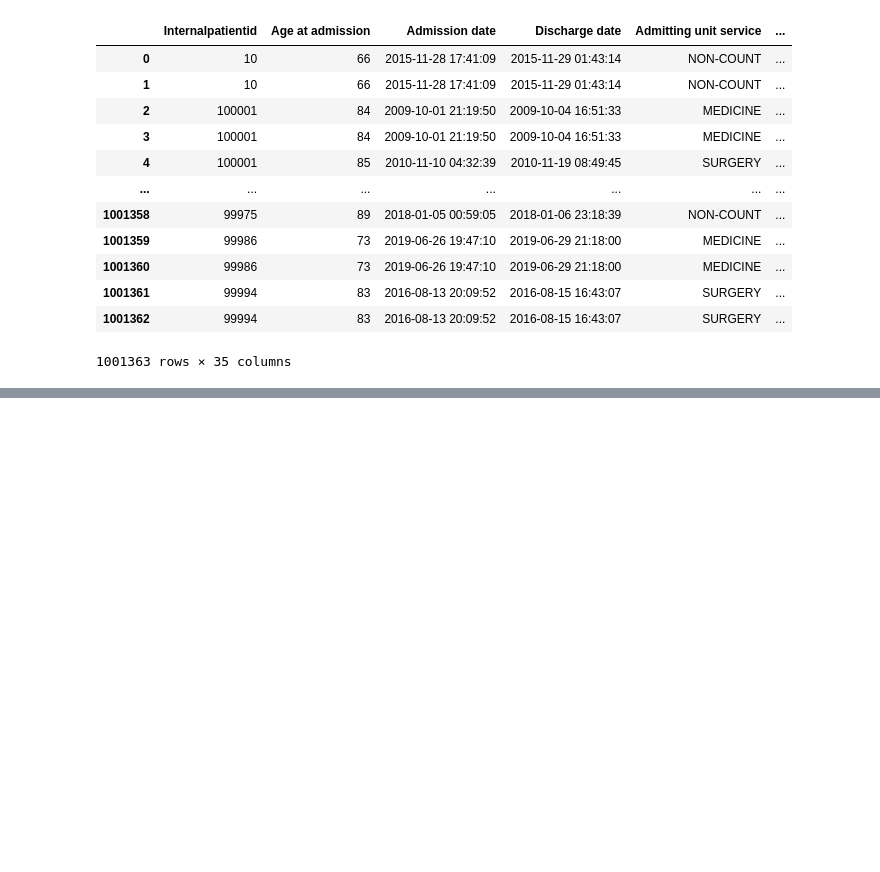
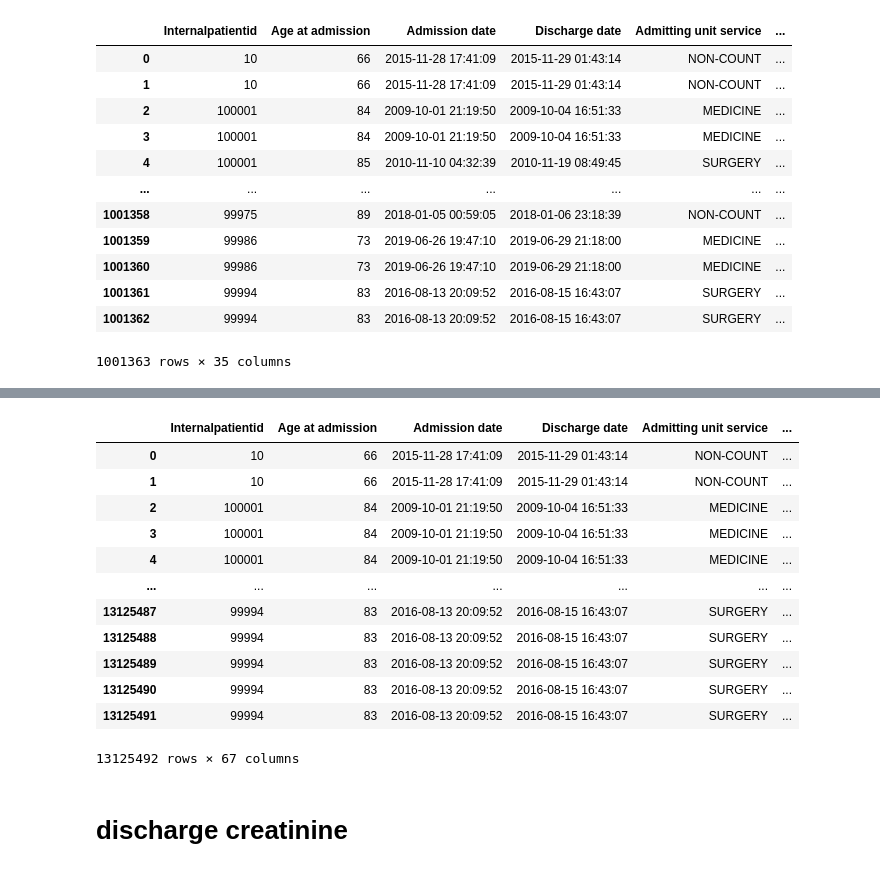
Before and after one commit to victormurcia/VCHAMPS, a Jupyter notebook: VCHAMPS_Gauging_Patient_Sickness_During_Hospitalization.ipynb, the cells around one changed output, grey strips where cells are left out. Cells and saved outputs as stored; diff of their text form; code cells hidden in the pictures; blank space fills up the shorter version.

```diff
--- a/VCHAMPS_Gauging_Patient_Sickness_During_Hospitalization.ipynb
+++ b/VCHAMPS_Gauging_Patient_Sickness_During_Hospitalization.ipynb
@@ -1179,0 +1200,20 @@ inpatient_admissions_df
+# %%
+# Merge the two dataframes on the 'Encounter ID' column
+merged_df = pd.merge(inpatient_admissions_df, lab_measurements_df, on=['Internalpatientid','Encounter ID'], how='left')
+merged_df
+# %% [output]
+|  | Internalpatientid | Age at admission | Admission date | Discharge date | Admitting unit service | ... |
+| 0 | 10 | 66 | 2015-11-28 17:41:09 | 2015-11-29 01:43:14 | NON-COUNT | ... |
+| 1 | 10 | 66 | 2015-11-28 17:41:09 | 2015-11-29 01:43:14 | NON-COUNT | ... |
+| 2 | 100001 | 84 | 2009-10-01 21:19:50 | 2009-10-04 16:51:33 | MEDICINE | ... |
+| 3 | 100001 | 84 | 2009-10-01 21:19:50 | 2009-10-04 16:51:33 | MEDICINE | ... |
+| 4 | 100001 | 84 | 2009-10-01 21:19:50 | 2009-10-04 16:51:33 | MEDICINE | ... |
+| ... | ... | ... | ... | ... | ... | ... |
+| 13125487 | 99994 | 83 | 2016-08-13 20:09:52 | 2016-08-15 16:43:07 | SURGERY | ... |
+| 13125488 | 99994 | 83 | 2016-08-13 20:09:52 | 2016-08-15 16:43:07 | SURGERY | ... |
+| 13125489 | 99994 | 83 | 2016-08-13 20:09:52 | 2016-08-15 16:43:07 | SURGERY | ... |
+| 13125490 | 99994 | 83 | 2016-08-13 20:09:52 | 2016-08-15 16:43:07 | SURGERY | ... |
+| 13125491 | 99994 | 83 | 2016-08-13 20:09:52 | 2016-08-15 16:43:07 | SURGERY | ... |
+13125492 rows × 67 columns
+# %% [markdown]
+# discharge creatinine
```
Also changed, not shown: parts of 27 cells of this notebook.
